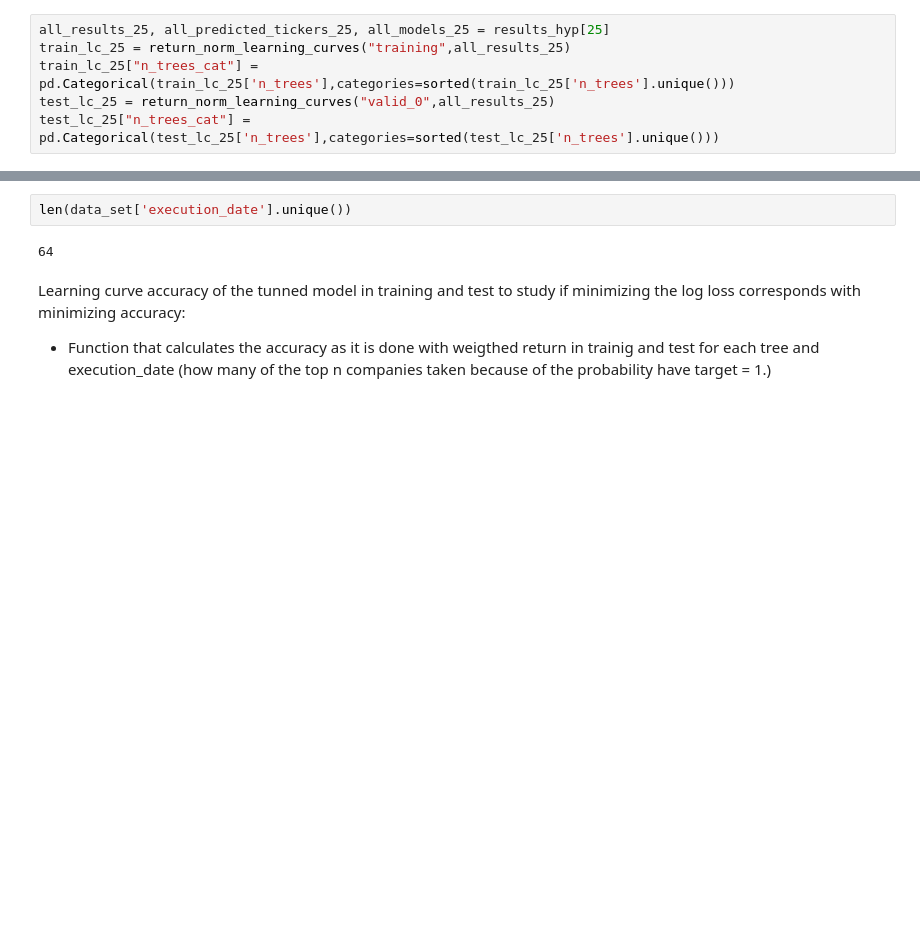
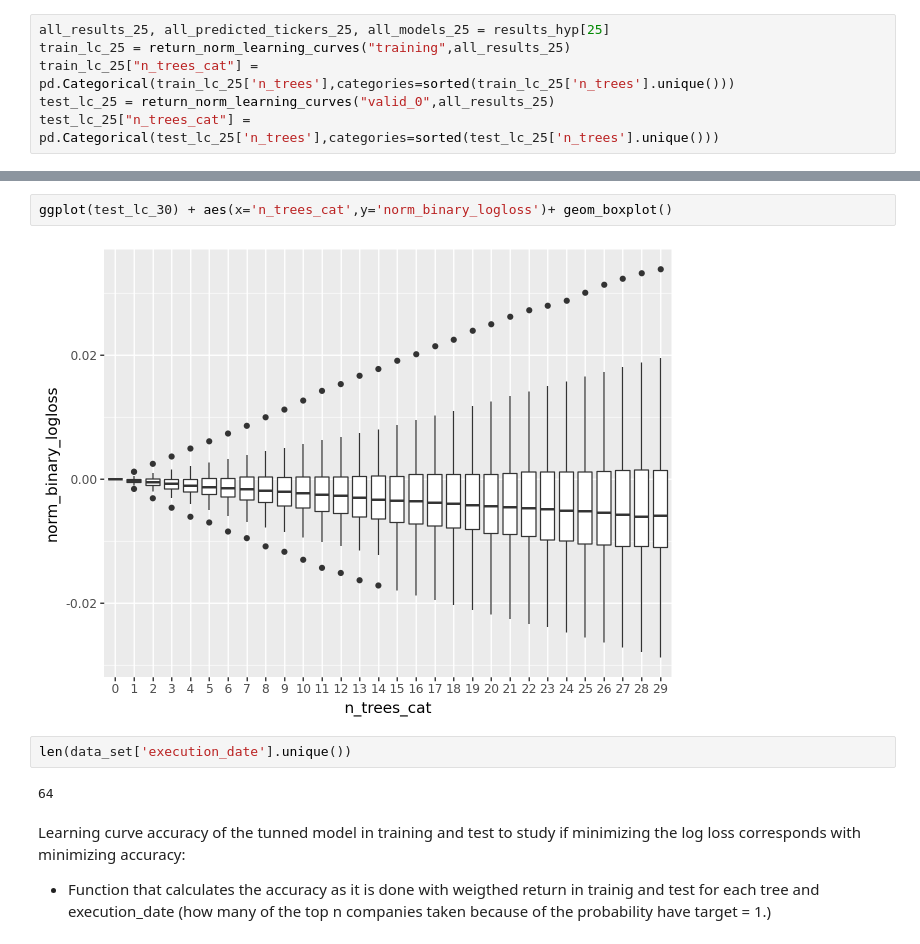
Before and after one commit to raqueel-ff/zrive-ds, a Jupyter notebook: src/module_5/module5.ipynb, the cells around one changed output, grey strips where cells are left out. Drawn from its saved outputs; the diff is of its cells as text; blank space fills up the shorter version.

```diff
--- a/src/module_5/module5.ipynb
+++ b/src/module_5/module5.ipynb
@@ -632,3 +650,7 @@ ggplot(test_lc_25) + aes(x='n_trees_cat',y='norm_binary_logloss')+ geom_boxplot(
+# %%
+ggplot(test_lc_30) + aes(x='n_trees_cat',y='norm_binary_logloss')+ geom_boxplot()
+# %% [output]
+[figure, added]
 # %%
 len(data_set['execution_date'].unique())
 # %% [output]
```
Also changed, not shown: parts of 15 cells of this notebook.
